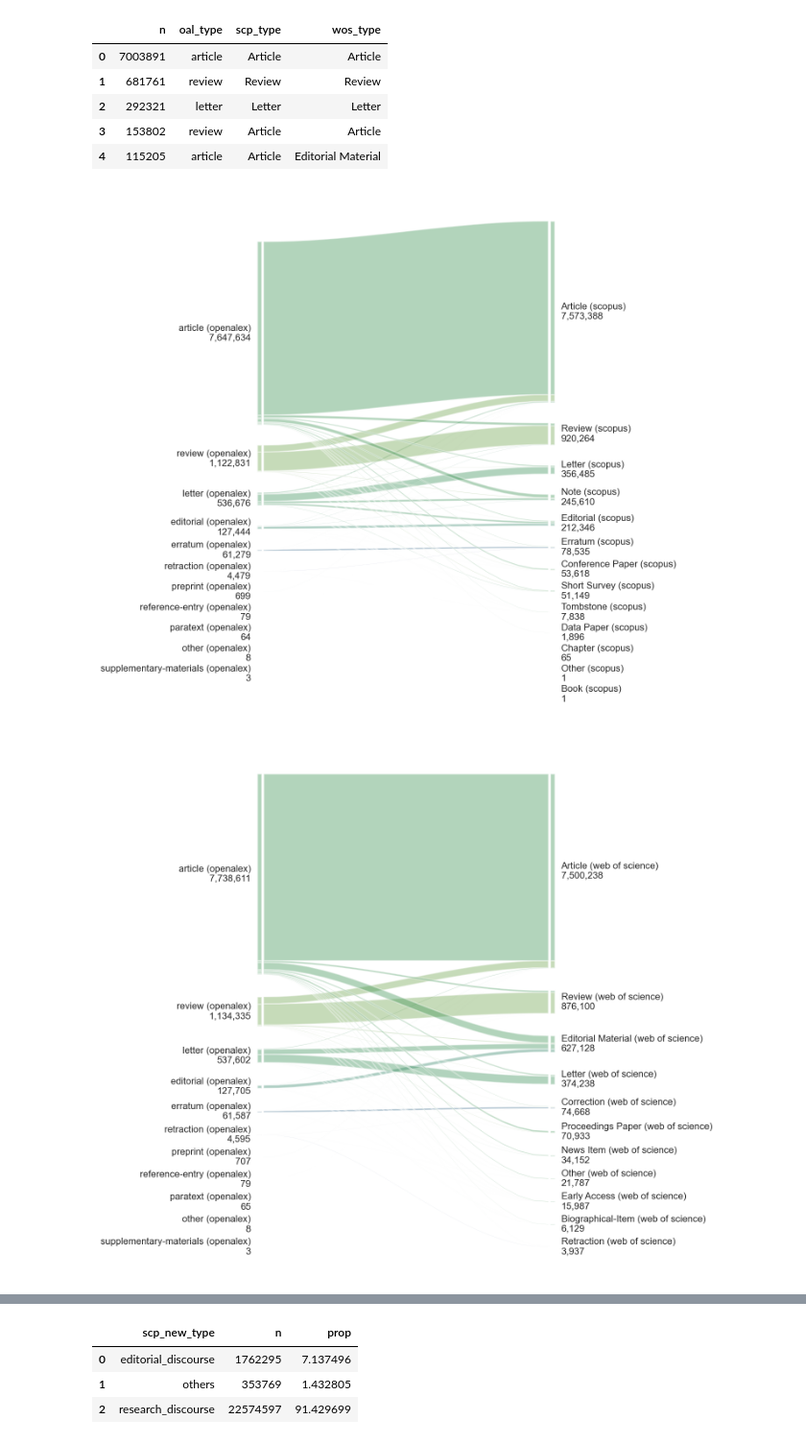
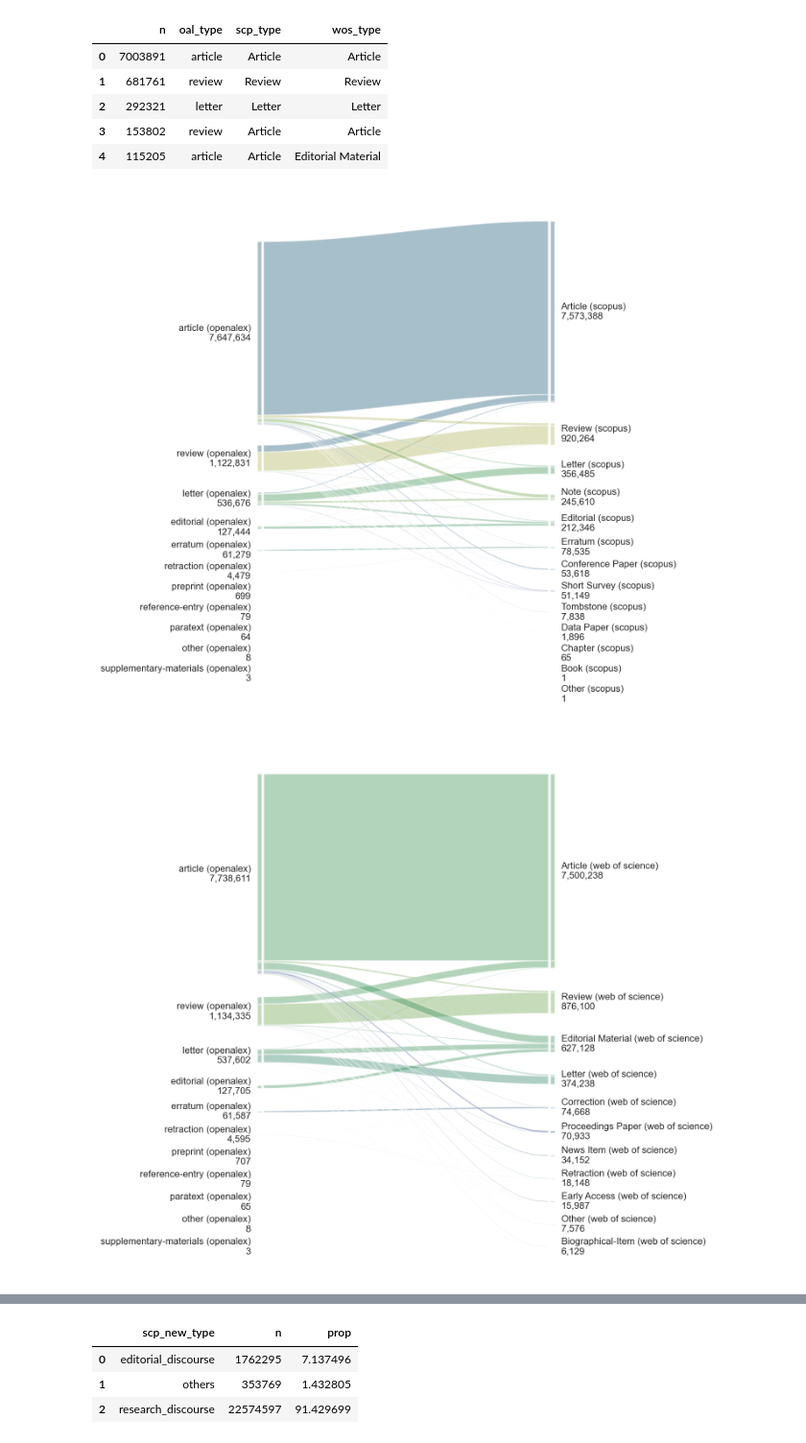
Before and after one commit to naustica/openalex_doctypes, a Jupyter notebook: Blogpost.ipynb, the cells around one changed output, grey strips where cells are left out. Shown at 96% size. Cells and saved outputs as stored; diff of their text form; code cells hidden in the pictures.

```diff
--- a/Blogpost.ipynb
+++ b/Blogpost.ipynb
@@ -82,11 +94,11 @@ def alluvial_plot(df, db1_column_name, db2_column_name, db1_name, db2_name, imag
 
     cmap = colormaps['gist_earth']
 
-    ax = alluvial.plot(d_plot, alpha=0.4, cmap=cmap, v_gap_frac=v_gap_frac, color_side=0, fontname='Arial')
+    ax = alluvial.plot(d_plot, alpha=0.4, cmap=cmap, v_gap_frac=v_gap_frac, color_side=1, fontname='Arial')
     fig = ax.get_figure()
     fig.set_size_inches(width, height)
     plt.show()
-    #fig.savefig(f'media/{image_name}.png', format='png', bbox_inches='tight', dpi=500)
+    fig.savefig(f'media/{image_name}.png', format='png', bbox_inches='tight', dpi=500)
 # %%
 def alluvial_plot_new_types(df, db1_column_name, db2_column_name, db1_name, db2_name, db1_mapping, db2_mapping, image_name, width, height, v_gap_frac=0.045):
     df2 = df.copy()
@@ -151,9 +163,9 @@ df.loc[(df.scp_type == 'Business Article'), 'scp_type'] = 'Other'
 df.loc[(df.scp_type == 'Article in Press'), 'scp_type'] = 'Other'
 oal_scp_df = df.groupby(['oal_type', 'scp_type'])['n'].sum().reset_index()
 # %%
-alluvial_plot(oal_scp_df, 'oal_type', 'scp_type', 'openalex', 'scopus', 'oal_scp_2024', 5, 8)
+alluvial_plot(oal_scp_df, 'oal_type', 'scp_type', 'openalex', 'scopus', 'oal_scp_type_2024', 5, 8)
 # %% [output]
-[figure, old version]
+[figure, new version]
 # %%
 oal_wos_df = df.groupby(['oal_type', 'wos_type'])['n'].sum().reset_index()
 # %%
@@ -161,7 +173,7 @@ oal_wos_df['wos_type'] = oal_wos_df.wos_type.str.split(',')
 # %%
 oal_wos_df = oal_wos_df.explode('wos_type')
 # %%
-oal_wos_df.loc[(oal_wos_df.wos_type == 'Retracted Publication'), 'wos_type'] = 'Other'
+oal_wos_df.loc[(oal_wos_df.wos_type == 'Retracted Publication'), 'wos_type'] = 'Retraction'
 oal_wos_df.loc[(oal_wos_df.wos_type == 'Data Paper'), 'wos_type'] = 'Other'
 oal_wos_df.loc[(oal_wos_df.wos_type == 'Meeting Abstract'), 'wos_type'] = 'Other'
 oal_wos_df.loc[(oal_wos_df.wos_type == 'Book Review'), 'wos_type'] = 'Other'
@@ -169,7 +181,7 @@ oal_wos_df.loc[(oal_wos_df.wos_type == 'Reprint'), 'wos_type'] = 'Other'
 oal_wos_df.loc[(oal_wos_df.wos_type == 'Expression of Concern'), 'wos_type'] = 'Other'
 oal_wos_df.loc[(oal_wos_df.wos_type == 'CC Meeting Heading'), 'wos_type'] = 'Other'
 oal_wos_df.loc[(oal_wos_df.wos_type == 'Book Chapter'), 'wos_type'] = 'Other'
-oal_wos_df.loc[(oal_wos_df.wos_type == 'Item Withdrawal'), 'wos_type'] = 'Other'
+oal_wos_df.loc[(oal_wos_df.wos_type == 'Item Withdrawal'), 'wos_type'] = 'Retraction'
 oal_wos_df.loc[(oal_wos_df.wos_type == 'Poetry'), 'wos_type'] = 'Other'
 oal_wos_df.loc[(oal_wos_df.wos_type == 'Bibliography'), 'wos_type'] = 'Other'
 oal_wos_df.loc[(oal_wos_df.wos_type == 'Software Review'), 'wos_type'] = 'Other'
@@ -184,9 +196,9 @@ oal_wos_df.loc[(oal_wos_df.wos_type == 'Meeting'), 'wos_type'] = 'Other'
 
 oal_wos_df = oal_wos_df.groupby(['oal_type', 'wos_type'])['n'].sum().reset_index()
 # %%
-alluvial_plot(oal_wos_df, 'oal_type', 'wos_type', 'openalex', 'web of science', 'oal_wos_2024', 5, 8)
+alluvial_plot(oal_wos_df, 'oal_type', 'wos_type', 'openalex', 'web of science', 'oal_wos_type_2024', 5, 8)
 # %% [output]
-[figure, old version]
+[figure, new version]
 # %%
 oal_scp_type = pd.read_sql("""
                          SELECT oal_type AS oal_type, unnest(item_type) AS scp_type, COUNT(DISTINCT(oal.doi)) AS n
```
Also changed, not shown: parts of 8 cells of this notebook, 3 other files.
